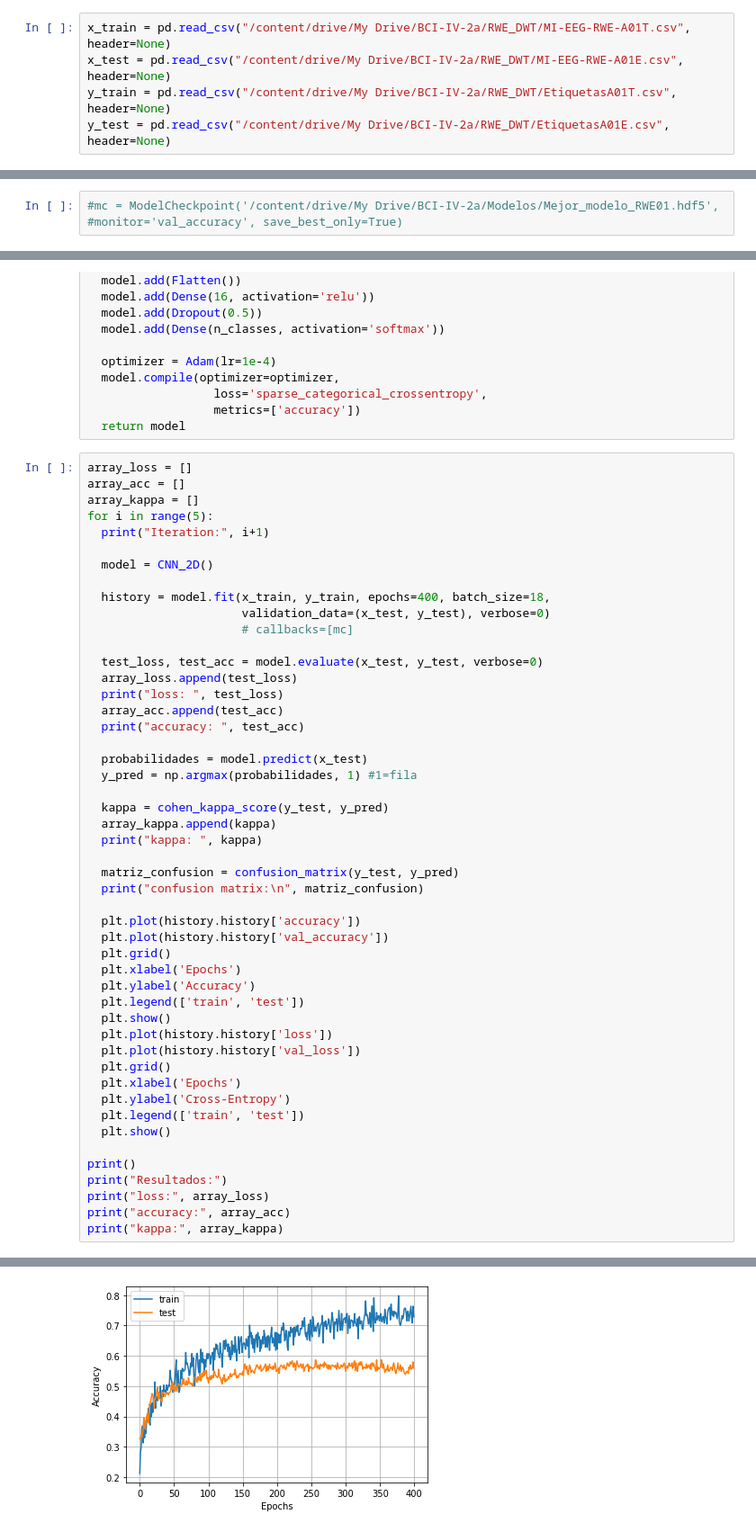
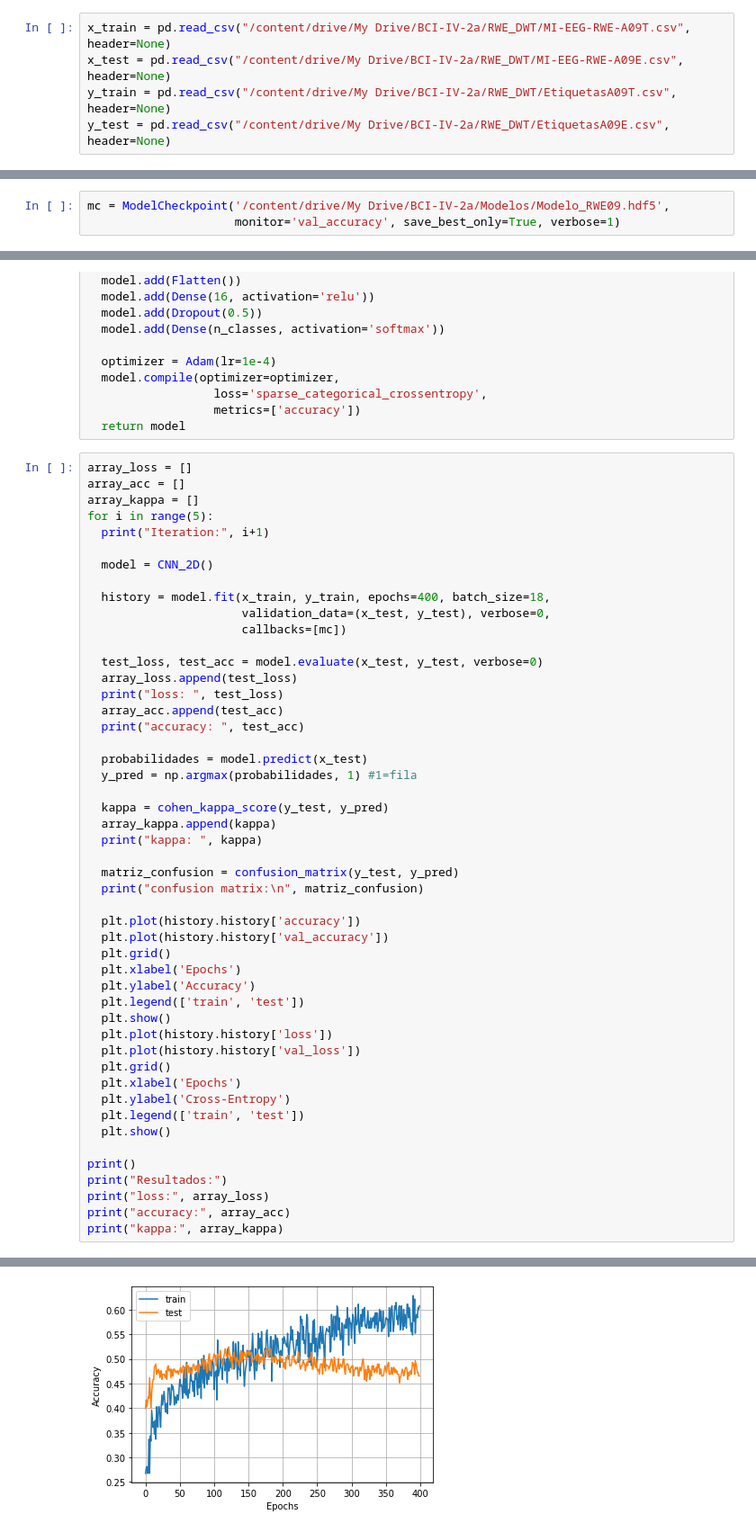
Before and after one commit to EdgarMoyete/Deep-Learning-BCI-IV-2a, a Jupyter notebook: RWE_DWT/CNN-2D.ipynb, the cells around one changed output, grey strips where cells are left out. Shown: that part at 90% size. Saved outputs shown, nothing was run; the diff lists cells and outputs as text.

```diff
--- a/RWE_DWT/CNN-2D.ipynb
+++ b/RWE_DWT/CNN-2D.ipynb
@@ -27,10 +27,10 @@ from keras.optimizers import Adam
 # %% [output]
 Using TensorFlow backend.
 # %%
-x_train = pd.read_csv("/content/drive/My Drive/BCI-IV-2a/RWE_DWT/MI-EEG-RWE-A01T.csv", header=None)
-x_test = pd.read_csv("/content/drive/My Drive/BCI-IV-2a/RWE_DWT/MI-EEG-RWE-A01E.csv", header=None)
-y_train = pd.read_csv("/content/drive/My Drive/BCI-IV-2a/RWE_DWT/EtiquetasA01T.csv", header=None)
-y_test = pd.read_csv("/content/drive/My Drive/BCI-IV-2a/RWE_DWT/EtiquetasA01E.csv", header=None)
+x_train = pd.read_csv("/content/drive/My Drive/BCI-IV-2a/RWE_DWT/MI-EEG-RWE-A09T.csv", header=None)
+x_test = pd.read_csv("/content/drive/My Drive/BCI-IV-2a/RWE_DWT/MI-EEG-RWE-A09E.csv", header=None)
+y_train = pd.read_csv("/content/drive/My Drive/BCI-IV-2a/RWE_DWT/EtiquetasA09T.csv", header=None)
+y_test = pd.read_csv("/content/drive/My Drive/BCI-IV-2a/RWE_DWT/EtiquetasA09E.csv", header=None)
 # %%
 print(x_train.shape)
 print(x_test.shape)
@@ -77,8 +77,8 @@ print(x_test.shape)
 (288, 22, 3, 1)
 (288, 22, 3, 1)
 # %%
-#mc = ModelCheckpoint('/content/drive/My Drive/BCI-IV-2a/Modelos/Mejor_modelo_RWE01.hdf5',
-#monitor='val_accuracy', save_best_only=True)
+mc = ModelCheckpoint('/content/drive/My Drive/BCI-IV-2a/Modelos/Modelo_RWE09.hdf5',
+                     monitor='val_accuracy', save_best_only=True, verbose=1)
 # %%
 def CNN_2D():
   model = Sequential()
@@ -104,8 +104,8 @@ for i in range(5):
   model = CNN_2D()
 
   history = model.fit(x_train, y_train, epochs=400, batch_size=18,
-                      validation_data=(x_test, y_test), verbose=0)
-                      # callbacks=[mc]
+                      validation_data=(x_test, y_test), verbose=0,
+                      callbacks=[mc])
 
   test_loss, test_acc = model.evaluate(x_test, y_test, verbose=0)
   array_loss.append(test_loss)
@@ -167 +183 @@ confusion matrix:
-[figure, old version]
+[figure, new version]
```
Also changed, not shown: parts of 5 cells of this notebook, 8 other files.
